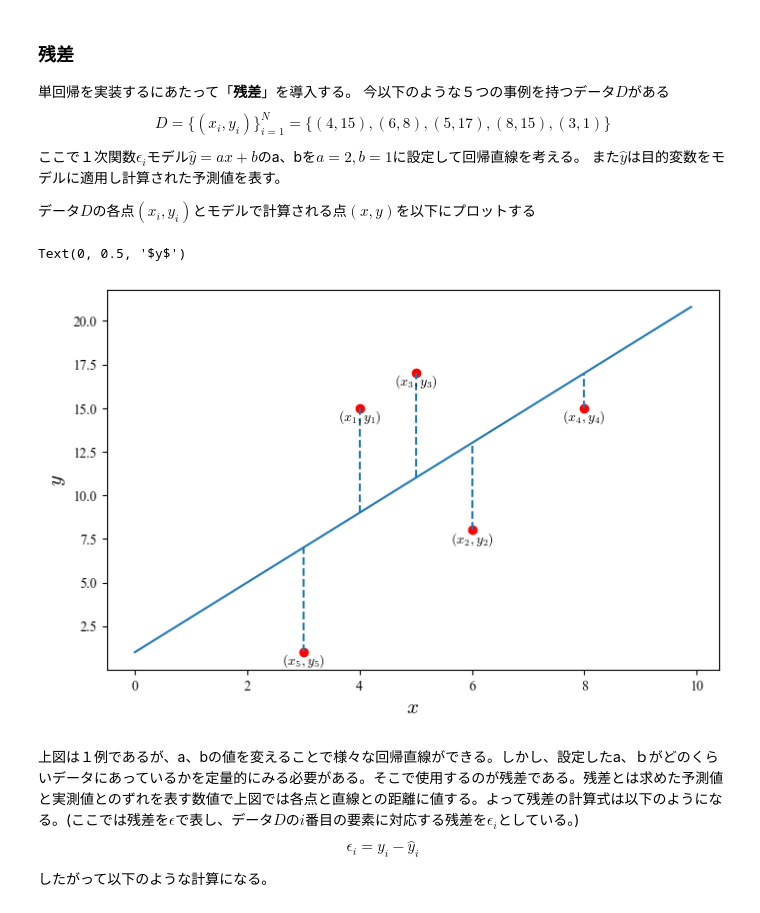
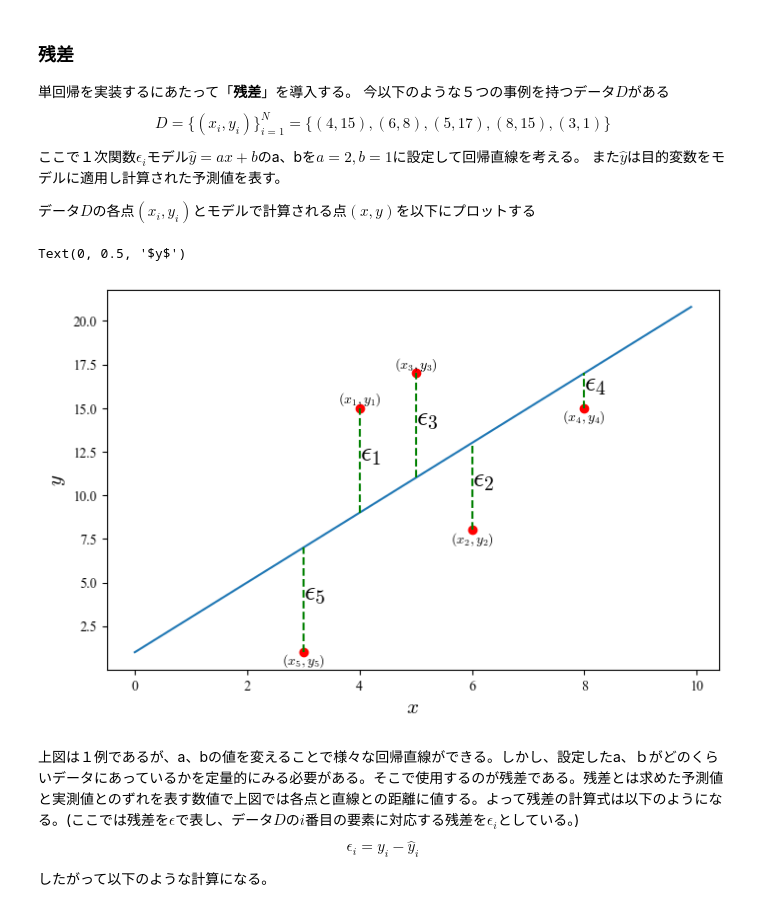
Before and after one commit to aice-ice/Senior-project, a Jupyter notebook: regression.ipynb, the cells around one changed output. Saved outputs shown, nothing was run; the diff lists cells and outputs as text; code cells hidden in the pictures.

Commit message:
Add a font size and labels

```diff
--- a/regression.ipynb
+++ b/regression.ipynb
@@ -22,29 +22,35 @@ $$
 # %%
 data = np.array([[4, 15], [6, 8], [5, 17], [8, 15], [3, 1]])
 
 x = np.arange(0, 10, 0.1)
 y = 2 * x  + 1
 
 #パラメータ変更はここ
 a = 2
 b = 1
 
 fig = plt.figure(figsize=(8, 5))
 ax = fig.add_subplot(111)
 
 plt.rcParams['font.family'] = 'Times New Roman'
 plt.rcParams['mathtext.fontset'] = 'cm'
 
 ax.plot(x, y)
 ax.scatter(data[:, 0], data[:, 1], color='red')
 for i, x in enumerate(data[:, 0]):
-    ax.text(data[i, 0], data[i, 1], f'$(x_{i+1}, y_{i+1})$', ha='center', va='top')
-    ax.vlines([x], ymin=min(a * x + b, data[i, 1]), ymax=max(a * x + b, data[i, 1]), linestyles='dashed')
+    y_hat = a * x + b
+    if max(y_hat, data[i, 1]) == data[i, 1]:
+        ax.text(data[i, 0], data[i, 1], f'$(x_{i+1}, y_{i+1})$', ha='center', va='bottom')
+    else:
+        ax.text(data[i, 0], data[i, 1], f'$(x_{i+1}, y_{i+1})$', ha='center', va='top')
+    ax.vlines([x], ymin=min(y_hat, data[i, 1]), ymax=max(y_hat, data[i, 1]), color='green', linestyles='dashed', size=20
+              )
+    ax.text(data[i, 0], (data[i, 1] + y_hat) / 2, f'$\epsilon_{i+1}$', ha='left', size=20)
 ax.set_xlabel(r'$x$', fontsize=15)
 ax.set_ylabel(r'$y$', fontsize=15)
 # %% [output]
 Text(0, 0.5, '$y$')
-[figure, old version]
+[figure, new version]
 # %% [markdown]
 上図は１例であるが、a、bの値を変えることで様々な回帰直線ができる。しかし、設定したa、ｂがどのくらいデータにあっているかを定量的にみる必要がある。そこで使用するのが残差である。残差とは求めた予測値と実測値とのずれを表す数値で上図では各点と直線との距離に値する。よって残差の計算式は以下のようになる。(ここでは残差を$\epsilon$で表し、データ$D$の$i$番目の要素に対応する残差を$	\epsilon_{i}$としている。)
 $$
```
